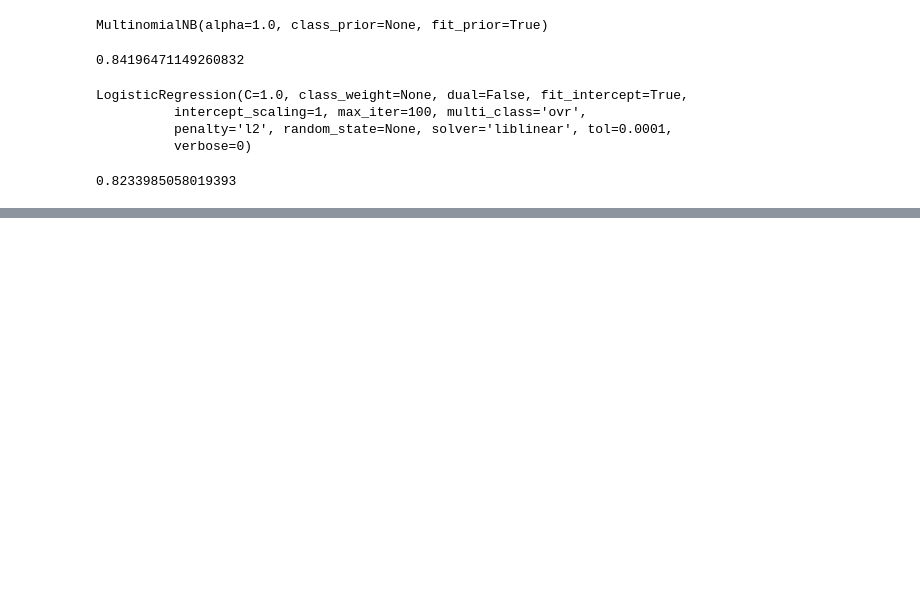
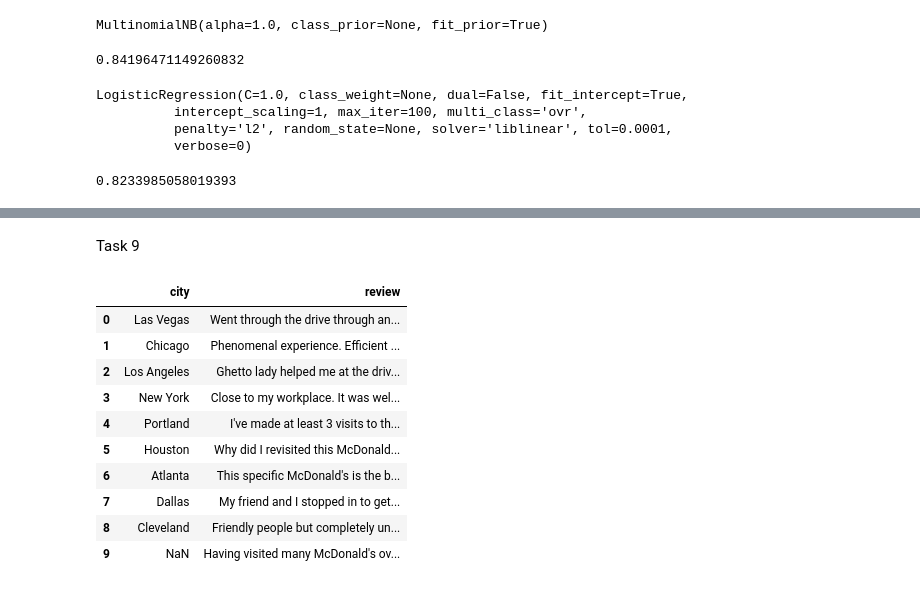
Before and after one commit to climbus/MLtext_homeworks, a Jupyter notebook: week2/week2_hm_jk.ipynb, the cells around one changed output, grey strips where cells are left out. Saved outputs shown, nothing was run; the diff lists cells and outputs as text; code cells hidden in the pictures; blank space fills up the shorter version.

```diff
--- a/week2/week2_hm_jk.ipynb
+++ b/week2/week2_hm_jk.ipynb
@@ -105,0 +269,2 @@ roc_auc_score(y_test, pred_proba_lr)
+# %% [markdown]
+Task 9
@@ -105,0 +278,16 @@ roc_auc_score(y_test, pred_proba_lr)
+# %%
+new_comments = pd.read_csv("./mcdonalds_new.csv")
+# %%
+new_comments
+# %% [output]
+|  | city | review |
+| 0 | Las Vegas | Went through the drive through an... |
+| 1 | Chicago | Phenomenal experience. Efficient ... |
+| 2 | Los Angeles | Ghetto lady helped me at the driv... |
+| 3 | New York | Close to my workplace. It was wel... |
+| 4 | Portland | I've made at least 3 visits to th... |
+| 5 | Houston | Why did I revisited this McDonald... |
+| 6 | Atlanta | This specific McDonald's is the b... |
+| 7 | Dallas | My friend and I stopped in to get... |
+| 8 | Cleveland | Friendly people but completely un... |
+| 9 | NaN | Having visited many McDonald's ov... |
```
Also changed, not shown: parts of 54 cells of this notebook, 1 other file.
